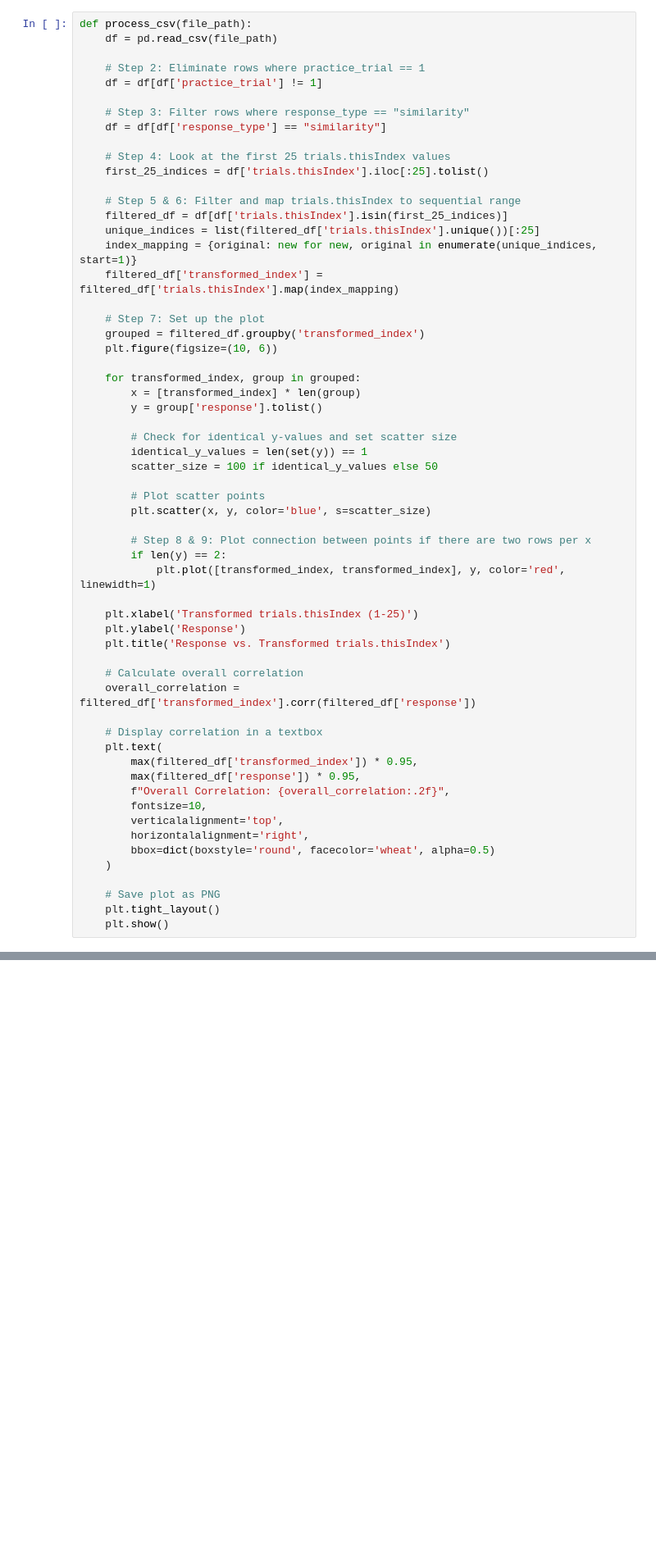
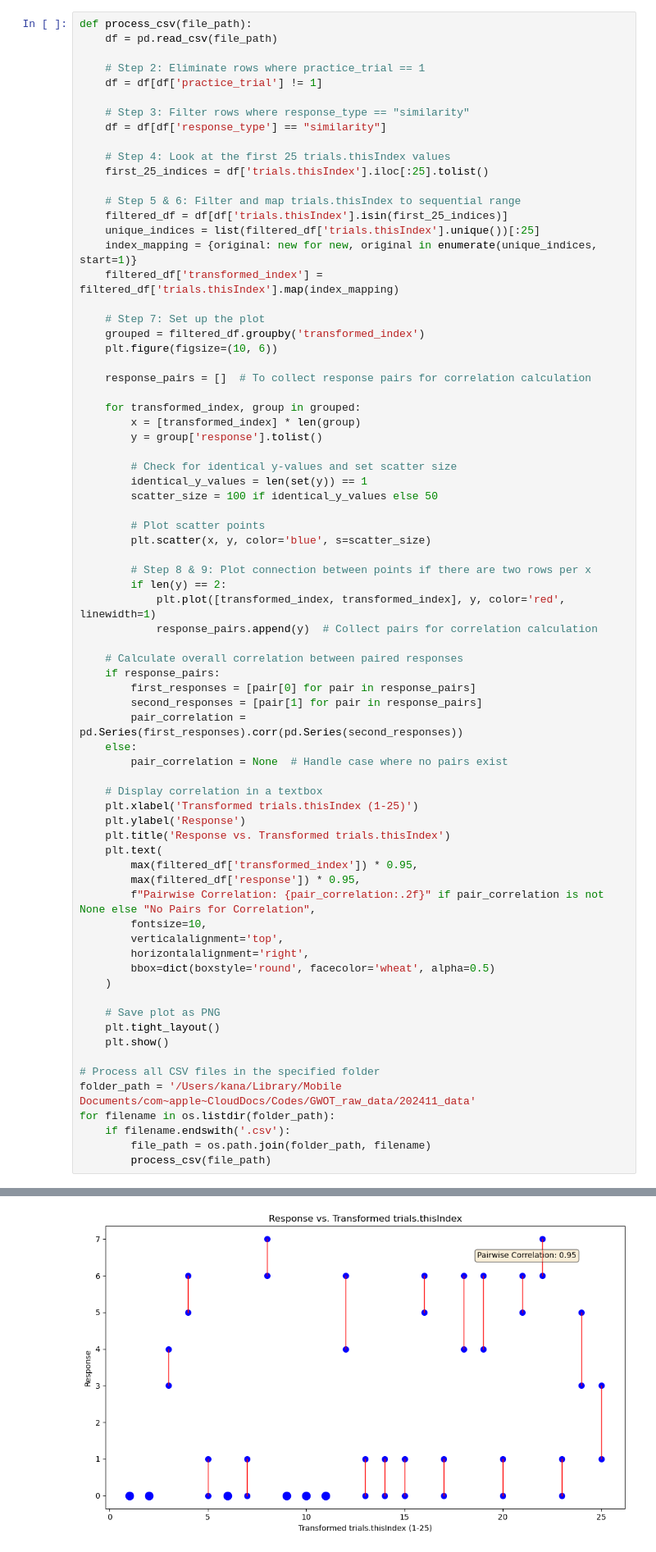
Before and after one commit to MtKana/GWOT_colorprefrencequalia, a Jupyter notebook: GWOT_rawDataQualityCheck_1.ipynb, the cells around one changed output, grey strips where cells are left out. Shown at 82% size. Drawn from its saved outputs; the diff is of its cells as text; blank space fills up the shorter version.

Commit message:
Fix correlation calculation

```diff
--- a/GWOT_rawDataQualityCheck_1.ipynb
+++ b/GWOT_rawDataQualityCheck_1.ipynb
@@ -57,6 +57,8 @@ def process_csv(file_path):
     grouped = filtered_df.groupby('transformed_index')
     plt.figure(figsize=(10, 6))
 
+    response_pairs = []  # To collect response pairs for correlation calculation
+
     for transformed_index, group in grouped:
         x = [transformed_index] * len(group)
         y = group['response'].tolist()
@@ -71,19 +73,24 @@ def process_csv(file_path):
         # Step 8 & 9: Plot connection between points if there are two rows per x
         if len(y) == 2:
             plt.plot([transformed_index, transformed_index], y, color='red', linewidth=1)
+            response_pairs.append(y)  # Collect pairs for correlation calculation
 
+    # Calculate overall correlation between paired responses
+    if response_pairs:
+        first_responses = [pair[0] for pair in response_pairs]
+        second_responses = [pair[1] for pair in response_pairs]
+        pair_correlation = pd.Series(first_responses).corr(pd.Series(second_responses))
+    else:
+        pair_correlation = None  # Handle case where no pairs exist
+
+    # Display correlation in a textbox
     plt.xlabel('Transformed trials.thisIndex (1-25)')
     plt.ylabel('Response')
     plt.title('Response vs. Transformed trials.thisIndex')
-
-    # Calculate overall correlation
-    overall_correlation = filtered_df['transformed_index'].corr(filtered_df['response'])
-
-    # Display correlation in a textbox
     plt.text(
         max(filtered_df['transformed_index']) * 0.95,
         max(filtered_df['response']) * 0.95,
-        f"Overall Correlation: {overall_correlation:.2f}",
+        f"Pairwise Correlation: {pair_correlation:.2f}" if pair_correlation is not None else "No Pairs for Correlation",
         fontsize=10,
         verticalalignment='top',
         horizontalalignment='right',
@@ -93,3 +100,11 @@ def process_csv(file_path):
     # Save plot as PNG
     plt.tight_layout()
     plt.show()
+
+# Process all CSV files in the specified folder
+folder_path = '/Users/kana/Library/Mobile Documents/com~apple~CloudDocs/Codes/GWOT_raw_data/202411_data'
+for filename in os.listdir(folder_path):
+    if filename.endswith('.csv'):
+        file_path = os.path.join(folder_path, filename)
+        process_csv(file_path)
+# %% [output]
@@ -95,0 +116 @@ def process_csv(file_path):
+[figure, added]
```
Also changed, not shown: parts of 2 cells of this notebook.
